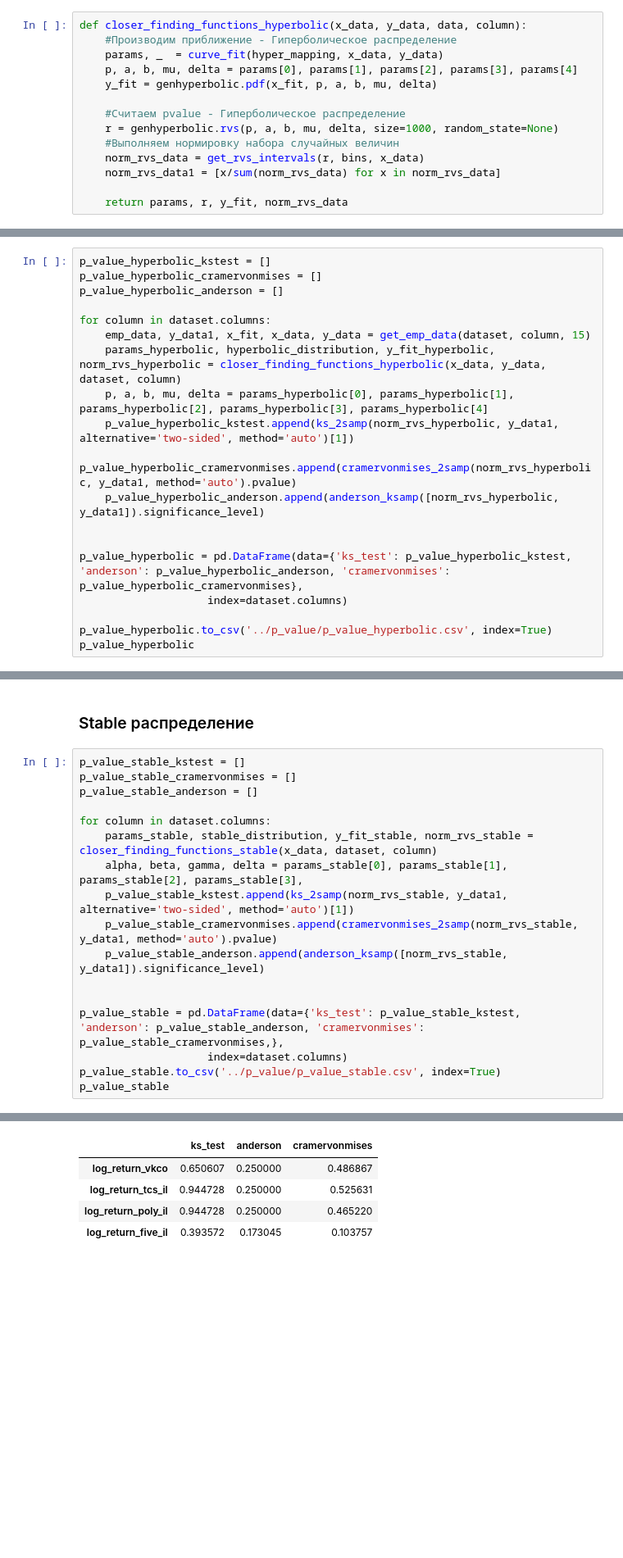
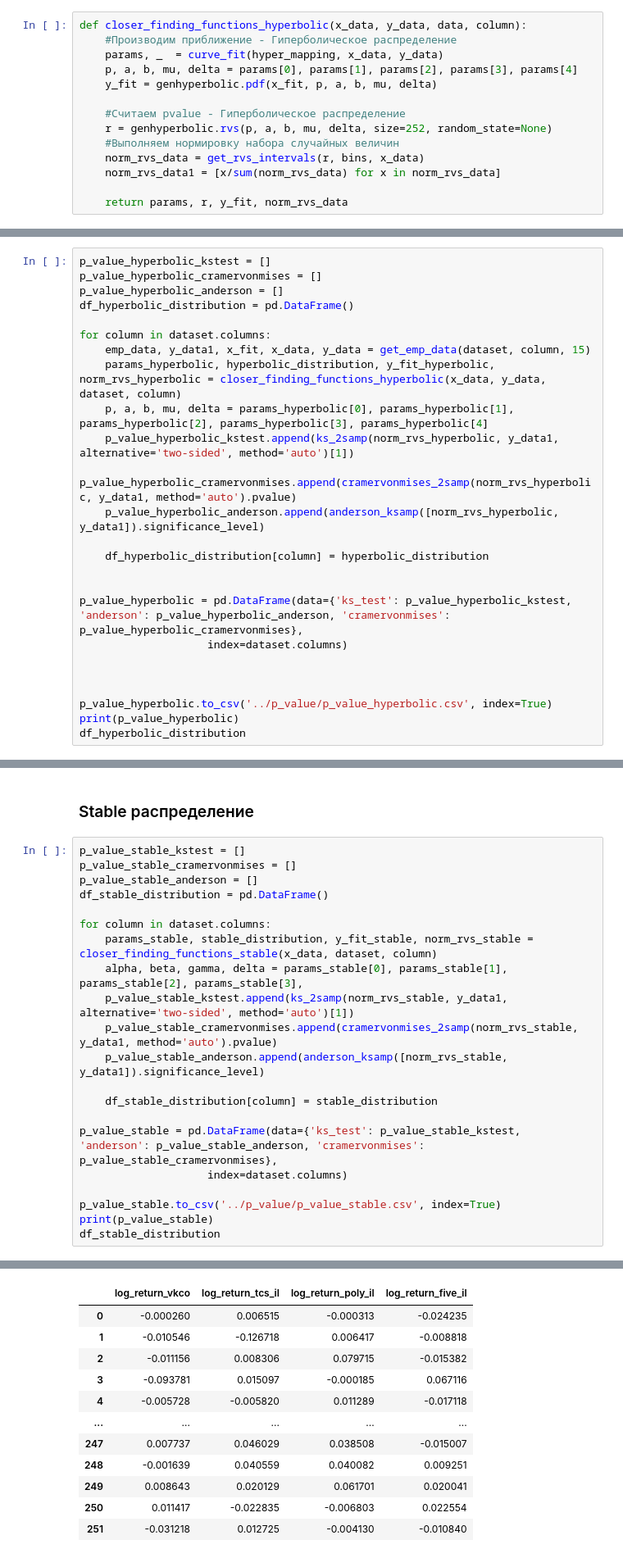
Before and after one commit to ChingisBadmaev/Copula-Models-Comparison-for-Portfolio-Risk-Assessment, a Jupyter notebook: src/approx4.ipynb, the cells around one changed output, grey strips where cells are left out. Shown at 82% size. Drawn from its saved outputs; the diff is of its cells as text; blank space fills up the shorter version.

```diff
--- a/src/approx4.ipynb
+++ b/src/approx4.ipynb
@@ -127,7 +127,7 @@ def closer_finding_functions_hyperbolic(x_data, y_data, data, column):
     y_fit = genhyperbolic.pdf(x_fit, p, a, b, mu, delta)
 
     #Считаем pvalue - Гиперболическое распределение
-    r = genhyperbolic.rvs(p, a, b, mu, delta, size=1000, random_state=None)
+    r = genhyperbolic.rvs(p, a, b, mu, delta, size=252, random_state=None)
     #Выполняем нормировку набора случайных величин
     norm_rvs_data = get_rvs_intervals(r, bins, x_data)
     norm_rvs_data1 = [x/sum(norm_rvs_data) for x in norm_rvs_data]
@@ -187,6 +187,7 @@ def closer_finding_functions_meixner(x_data, data, columns):
 p_value_hyperbolic_kstest = []
 p_value_hyperbolic_cramervonmises = []
 p_value_hyperbolic_anderson = []
+df_hyperbolic_distribution = pd.DataFrame()
 
 for column in dataset.columns:
     emp_data, y_data1, x_fit, x_data, y_data = get_emp_data(dataset, column, 15)
@@ -196,10 +197,15 @@ for column in dataset.columns:
     p_value_hyperbolic_cramervonmises.append(cramervonmises_2samp(norm_rvs_hyperbolic, y_data1, method='auto').pvalue)
     p_value_hyperbolic_anderson.append(anderson_ksamp([norm_rvs_hyperbolic, y_data1]).significance_level)
 
+    df_hyperbolic_distribution[column] = hyperbolic_distribution
+
 
 p_value_hyperbolic = pd.DataFrame(data={'ks_test': p_value_hyperbolic_kstest, 'anderson': p_value_hyperbolic_anderson, 'cramervonmises': p_value_hyperbolic_cramervonmises},
                     index=dataset.columns)
 
+
+
 p_value_hyperbolic.to_csv('../p_value/p_value_hyperbolic.csv', index=True)
-p_value_hyperbolic
+print(p_value_hyperbolic)
+df_hyperbolic_distribution
 # %% [output]
@@ -214,6 +233,7 @@ p_value_hyperbolic
 p_value_stable_kstest = []
 p_value_stable_cramervonmises = []
 p_value_stable_anderson = []
+df_stable_distribution = pd.DataFrame()
 
 for column in dataset.columns:
     params_stable, stable_distribution, y_fit_stable, norm_rvs_stable = closer_finding_functions_stable(x_data, dataset, column)
@@ -222,9 +242,12 @@ for column in dataset.columns:
     p_value_stable_cramervonmises.append(cramervonmises_2samp(norm_rvs_stable, y_data1, method='auto').pvalue)
     p_value_stable_anderson.append(anderson_ksamp([norm_rvs_stable, y_data1]).significance_level)
 
+    df_stable_distribution[column] = stable_distribution
 
-p_value_stable = pd.DataFrame(data={'ks_test': p_value_stable_kstest, 'anderson': p_value_stable_anderson, 'cramervonmises': p_value_stable_cramervonmises,},
+p_value_stable = pd.DataFrame(data={'ks_test': p_value_stable_kstest, 'anderson': p_value_stable_anderson, 'cramervonmises': p_value_stable_cramervonmises},
                     index=dataset.columns)
+
 p_value_stable.to_csv('../p_value/p_value_stable.csv', index=True)
-p_value_stable
+print(p_value_stable)
+df_stable_distribution
 # %% [output]
@@ -231,5 +259,12 @@ p_value_stable
-|  | ks_test | anderson | cramervonmises |
-| log_return_vkco | 0.650607 | 0.250000 | 0.486867 |
-| log_return_tcs_il | 0.944728 | 0.250000 | 0.525631 |
-| log_return_poly_il | 0.944728 | 0.250000 | 0.465220 |
-| log_return_five_il | 0.393572 | 0.173045 | 0.103757 |
+|  | log_return_vkco | log_return_tcs_il | log_return_poly_il | log_return_five_il |
+| 0 | -0.000260 | 0.006515 | -0.000313 | -0.024235 |
+| 1 | -0.010546 | -0.126718 | 0.006417 | -0.008818 |
+| 2 | -0.011156 | 0.008306 | 0.079715 | -0.015382 |
+| 3 | -0.093781 | 0.015097 | -0.000185 | 0.067116 |
+| 4 | -0.005728 | -0.005820 | 0.011289 | -0.017118 |
+| ... | ... | ... | ... | ... |
+| 247 | 0.007737 | 0.046029 | 0.038508 | -0.015007 |
+| 248 | -0.001639 | 0.040559 | 0.040082 | 0.009251 |
+| 249 | 0.008643 | 0.020129 | 0.061701 | 0.020041 |
+| 250 | 0.011417 | -0.022835 | -0.006803 | 0.022554 |
+| 251 | -0.031218 | 0.012725 | -0.004130 | -0.010840 |
```
Also changed, not shown: parts of 7 cells of this notebook.
